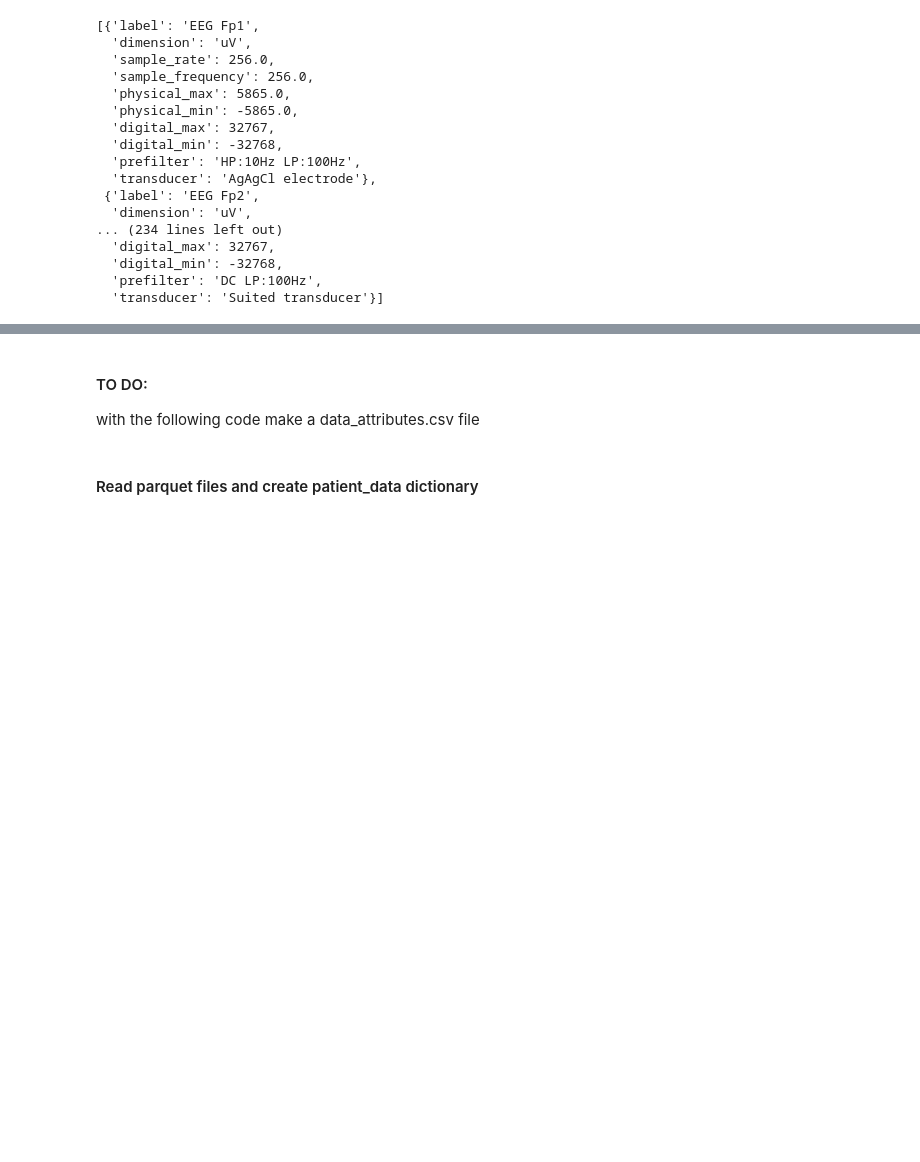
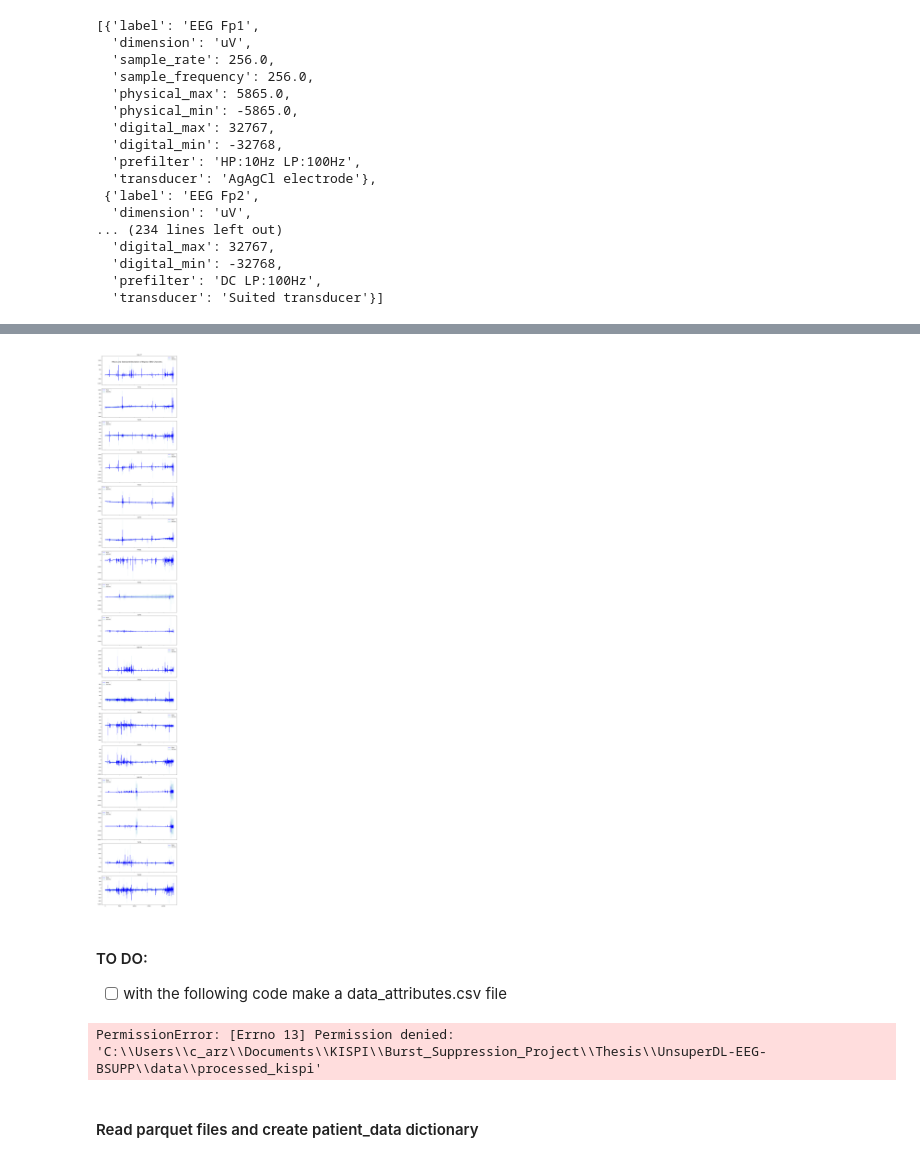
Before and after one commit to carzaga1/UnsuperDL-EEG-BSUPP, a Jupyter notebook: notebooks/00_eda.ipynb, the cells around one changed output, grey strips where cells are left out. Saved outputs shown, nothing was run; the diff lists cells and outputs as text; code cells hidden in the pictures; blank space fills up the shorter version.

```diff
--- a/notebooks/00_eda.ipynb
+++ b/notebooks/00_eda.ipynb
@@ -169,0 +373,10 @@ max    1.324245e+03  1.369529e+03  3.904899e+03  1.663607e+03
+# %%
+# Analyze the EEG data
+mean_bipolar_df, std_bipolar_df = analyze_eeg(bipolar_df)
+
+# Print the results
+print("Mean values for each bipolar channel and window:")
+print(mean_bipolar_df)
+
+print("\nStandard deviation values for each bipolar channel and window:")
+print(std_bipolar_df)
@@ -170,3 +401,29 @@ max    1.324245e+03  1.369529e+03  3.904899e+03  1.663607e+03
+# %%
+channels = mean_bipolar_df.columns
+mean_values = mean_bipolar_df.values
+std_values = std_bipolar_df.values
+num_channels = len(channels)
+
+fig, axes = plt.subplots(num_channels, 1, figsize=(10, 4 * num_channels), sharex=True)
+fig.suptitle('Mean and Standard Deviation of Bipolar EEG Channels', fontsize=16)
+
+for i in range(num_channels):
+    axes[i].plot(mean_values[:, i], color='blue', label='Mean')
+    axes[i].fill_between(
+        range(len(mean_values)),
+        mean_values[:, i] - std_values[:, i],
+        mean_values[:, i] + std_values[:, i],
+        color='lightblue',
+        alpha=0.5,
+        label='Std Dev'
+    )
+    axes[i].set_title(channels[i])
+    axes[i].legend()
+
+plt.tight_layout()
+plt.show()
+# %% [output]
+[figure, added]
 # %% [markdown]
 #### TO DO:
-with the following code make a data_attributes.csv file
+- [ ] with the following code make a data_attributes.csv file
@@ -214,3 +473,11 @@ create_data_attributes_csv(parquet_file, csv_file)
+# %%
+my_parquet_file_path = "C:\\Users\\c_arz\\Documents\\KISPI\\Burst_Suppression_Project\\Thesis\\UnsuperDL-EEG-BSUPP\\data\\raw_kispi\\56391_2012-04-17_256.0.parquet"
+output_file_path = PROCESSED_KISPI_DATA_FOLDER
+patient_counter = 1
+
+create_data_attributes_csv(my_parquet_file_path, output_file_path, patient_counter)
+# %% [output]
+PermissionError: [Errno 13] Permission denied: 'C:\\Users\\c_arz\\Documents\\KISPI\\Burst_Suppression_Project\\Thesis\\UnsuperDL-EEG-BSUPP\\data\\processed_kispi'
 # %% [markdown]
 #### Read parquet files and create patient_data dictionary
 # %%
```
Also changed, not shown: parts of 17 cells of this notebook.
